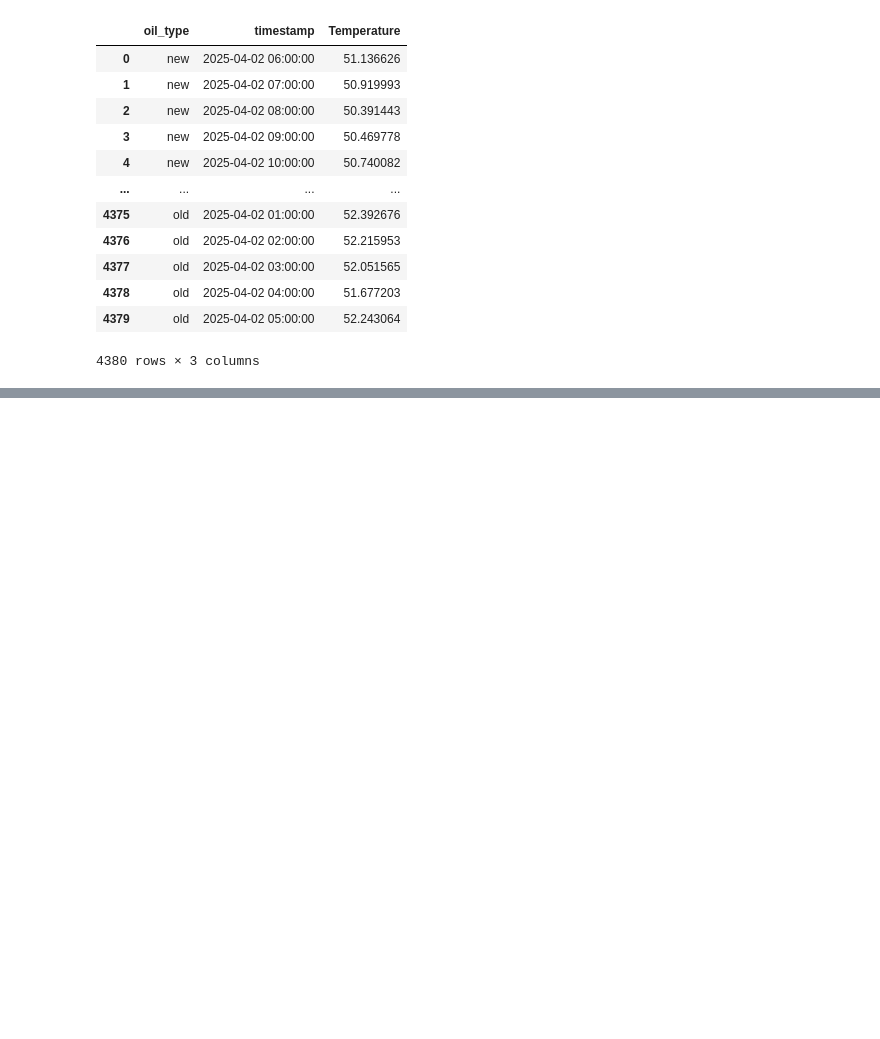
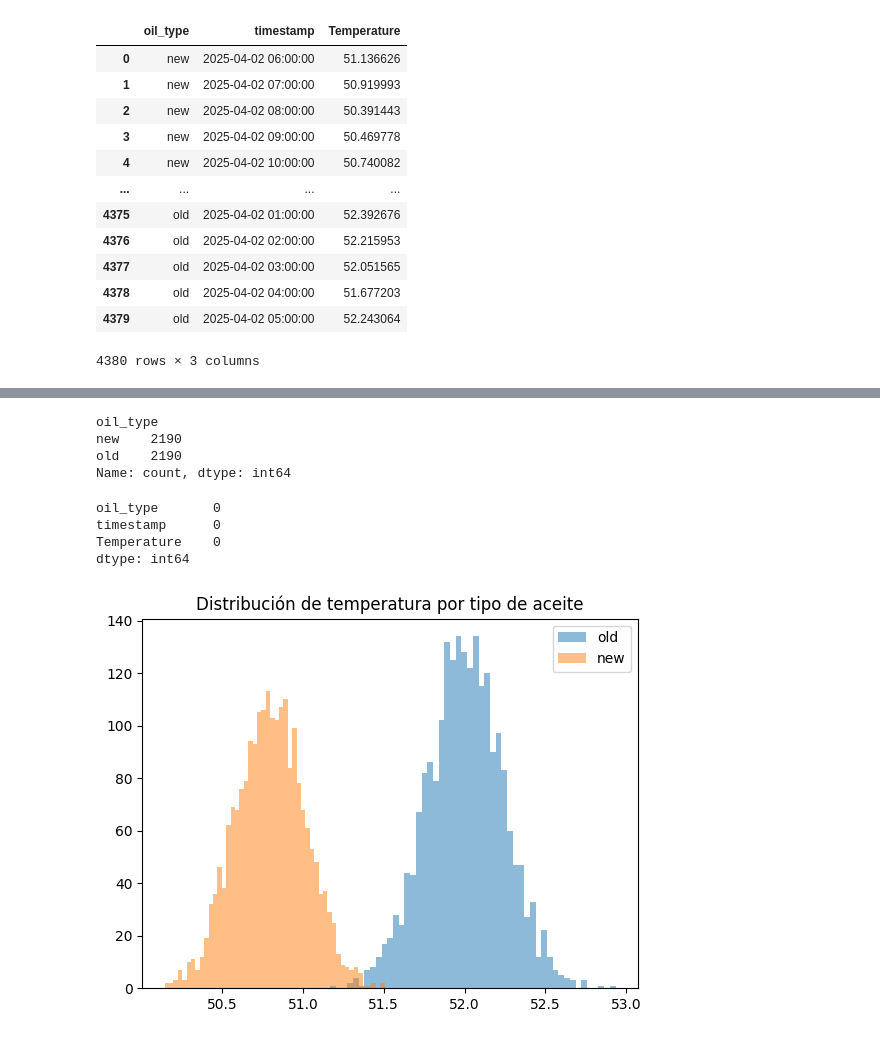
Before and after one commit to ML-CU/Proyectos-Python, a Jupyter notebook: Estadística/P-Value/P-Value-Mining.ipynb, the cells around one changed output, grey strips where cells are left out. Drawn from its saved outputs; the diff is of its cells as text; code cells hidden in the pictures; blank space fills up the shorter version.

```diff
--- a/Estadística/P-Value/P-Value-Mining.ipynb
+++ b/Estadística/P-Value/P-Value-Mining.ipynb
@@ -266,0 +300,27 @@ hourly_data
+# %%
+#Revisión de la cantidad de registros por tipo de aceite
+hourly_data['oil_type'].value_counts()
+# %% [output]
+oil_type
+new    2190
+old    2190
+Name: count, dtype: int64
+# %%
+#Revisión de valores faltantes
+hourly_data.isna().sum()
+# %% [output]
+oil_type       0
+timestamp      0
+Temperature    0
+dtype: int64
+# %%
+#Visualización
+for oil in ['old', 'new']:
+    subset = hourly_data[hourly_data['oil_type'] == oil]
+    plt.hist(subset['Temperature'], bins=50, alpha=0.5, label=oil)
+
+plt.legend()
+plt.title('Distribución de temperatura por tipo de aceite')
+plt.show()
+# %% [output]
+[figure, added]
```
Also changed, not shown: parts of 19 cells of this notebook.
